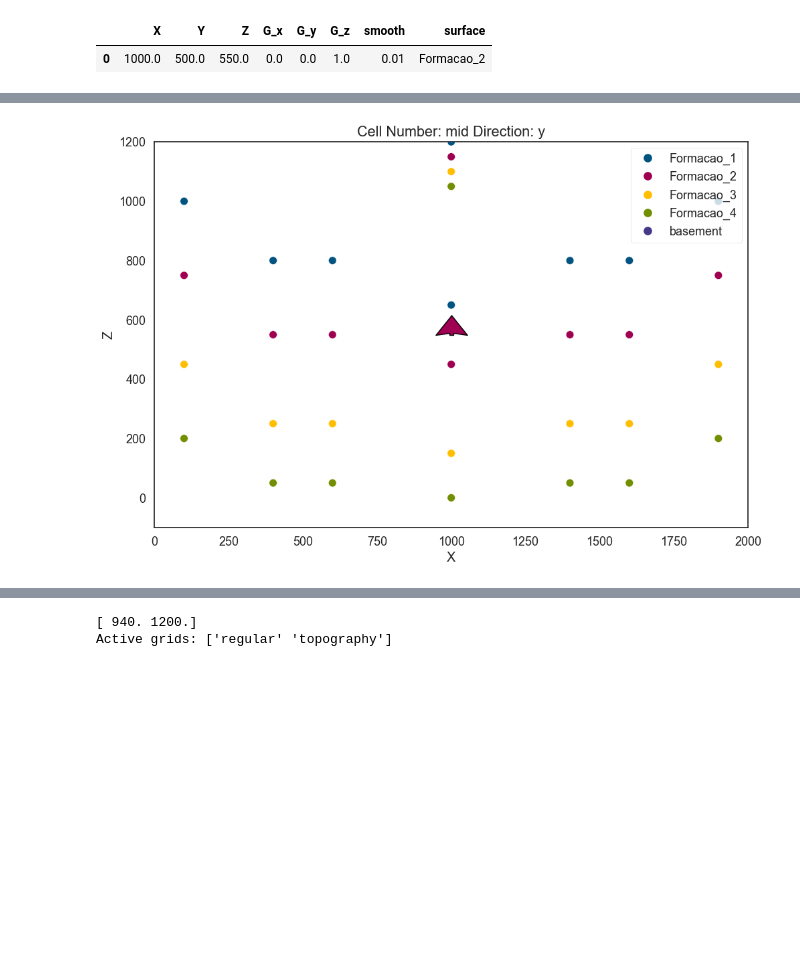
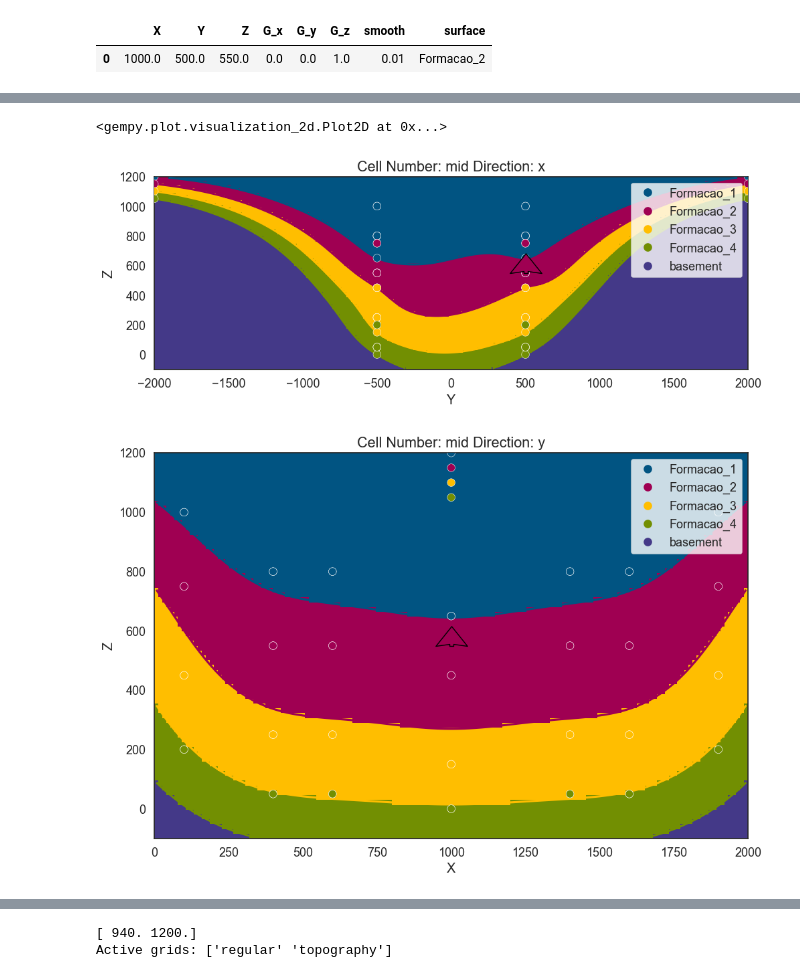
Before and after one commit to PR-4/3Dmodels, a Jupyter notebook: programs/Teste5_7_lago_sintetico_ligando_camadas.ipynb, the cells around one changed output, grey strips where cells are left out. Drawn from its saved outputs; the diff is of its cells as text; code cells hidden in the pictures; blank space fills up the shorter version.

```diff
--- a/programs/Teste5_7_lago_sintetico_ligando_camadas.ipynb
+++ b/programs/Teste5_7_lago_sintetico_ligando_camadas.ipynb
@@ -81,5 +82,11 @@ array([[   20., -1960.,   -87.],
-# %%
-plot = gp.plot_2d(geo_model, show_lith=False, show_boundaries=False)
-plt.show()
-# %% [output]
-[figure, removed]
+# %%
+# Ver em 2D os dados nas 3 direções
+gp.plot_2d(geo_model, direction=['x'], show_data=True)
+
+gp.plot_2d(geo_model, direction=['y'], show_data=True)
+
+gp.plot_2d(geo_model, direction=['z'], show_data=True)
+# %% [output]
+<gempy.plot.visualization_2d.Plot2D at 0x...>
+[figure, added]
+[figure, added]
```
Also changed, not shown: parts of 10 cells of this notebook, 9 other files.
